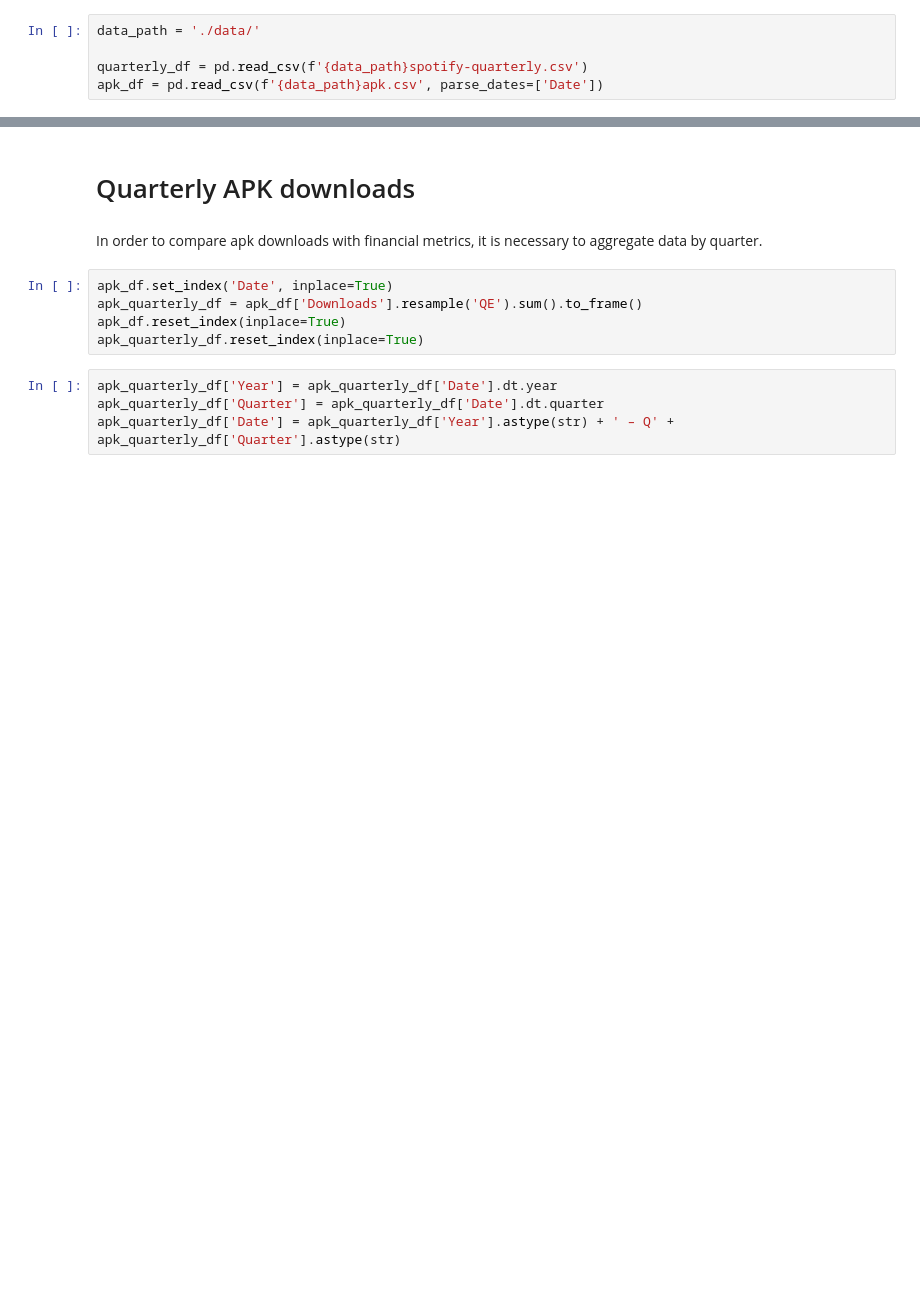
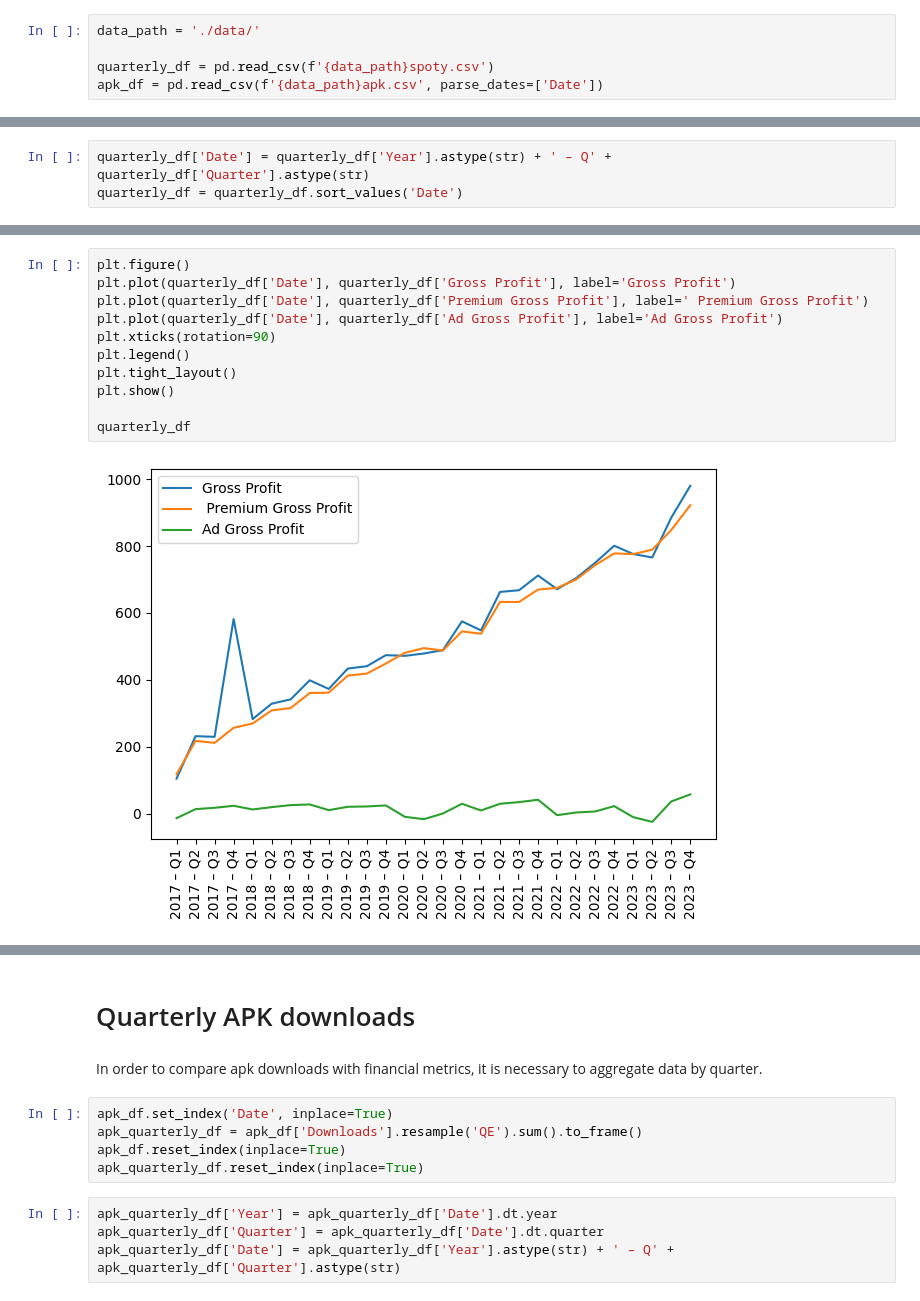
Before and after one commit to riccardoscotti/hds-music-industry, a Jupyter notebook: src/main.ipynb, the cells around one changed output, grey strips where cells are left out. Drawn from its saved outputs; the diff is of its cells as text; blank space fills up the shorter version.

```diff
--- a/src/main.ipynb
+++ b/src/main.ipynb
@@ -8,5 +25,5 @@ from itertools import islice, cycle
 # %%
 data_path = './data/'
 
-quarterly_df = pd.read_csv(f'{data_path}spotify-quarterly.csv')
+quarterly_df = pd.read_csv(f'{data_path}spoty.csv')
 apk_df = pd.read_csv(f'{data_path}apk.csv', parse_dates=['Date'])
@@ -12,0 +41,3 @@ apk_df = pd.read_csv(f'{data_path}apk.csv', parse_dates=['Date'])
+# %%
+quarterly_df['Date'] = quarterly_df['Year'].astype(str) + ' – Q' + quarterly_df['Quarter'].astype(str)
+quarterly_df = quarterly_df.sort_values('Date')
@@ -12,0 +58,13 @@ apk_df = pd.read_csv(f'{data_path}apk.csv', parse_dates=['Date'])
+# %%
+plt.figure()
+plt.plot(quarterly_df['Date'], quarterly_df['Gross Profit'], label='Gross Profit')
+plt.plot(quarterly_df['Date'], quarterly_df['Premium Gross Profit'], label=' Premium Gross Profit')
+plt.plot(quarterly_df['Date'], quarterly_df['Ad Gross Profit'], label='Ad Gross Profit')
+plt.xticks(rotation=90)
+plt.legend()
+plt.tight_layout()
+plt.show()
+
+quarterly_df
+# %% [output]
+[figure, added]
```
Also changed, not shown: parts of 8 cells of this notebook, 3 other files.
